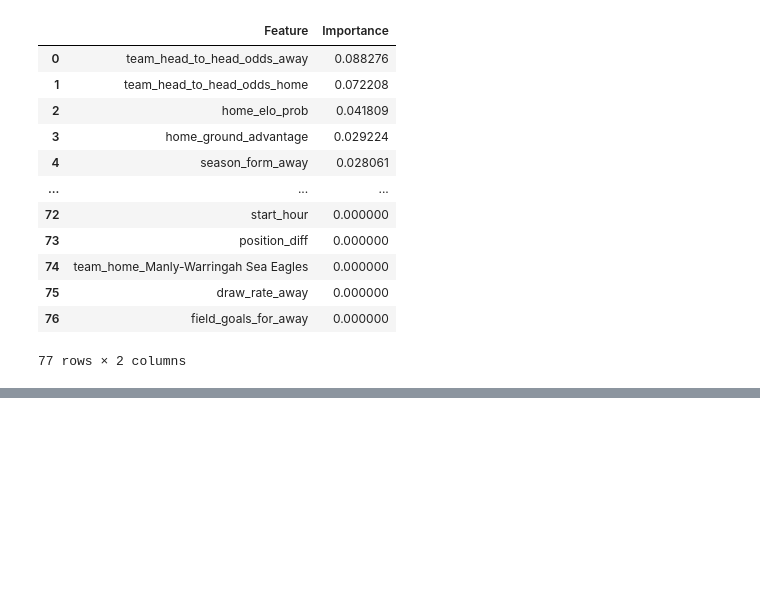
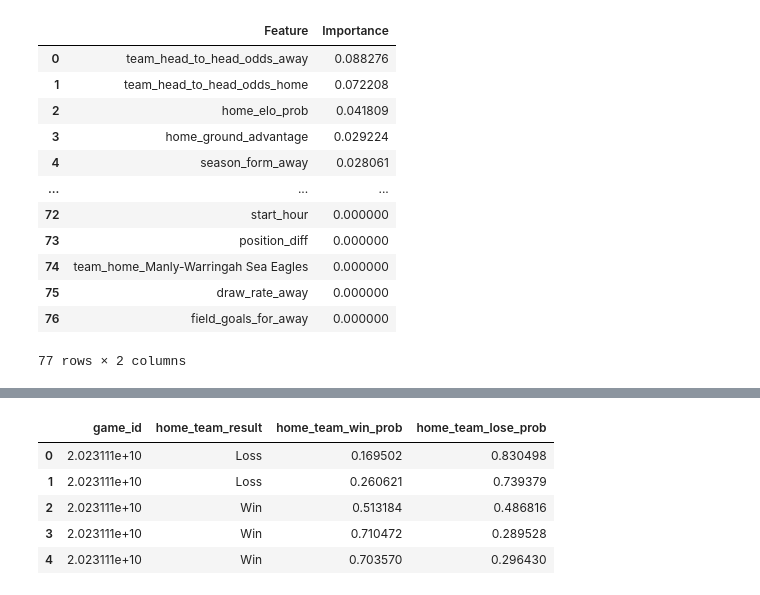
Before and after one commit to levonrush/footy-tipper, a Jupyter notebook: pipeline/model-training/model-training.ipynb, the cells around one changed output, grey strips where cells are left out. Drawn from its saved outputs; the diff is of its cells as text; code cells hidden in the pictures; blank space fills up the shorter version.

Commit message:
Revert "start model prediciton"
This reverts commit 23c56c0e0ee57a68315a53c312910c9e7953a676.

```diff
--- a/pipeline/model-training/model-training.ipynb
+++ b/pipeline/model-training/model-training.ipynb
@@ -40,7 +33,7 @@ db_path = project_root / "data" / "footy-tipper-db.sqlite"
 con = sqlite3.connect(str(db_path))
 
 # Read SQL query from external SQL file
-with open('sql/training_data.sql', 'r') as file:
+with open('sql/footy_tipping_data.sql', 'r') as file:
     query = file.read()
 
 footy_tipping_data = pd.read_sql_query(query, con)
@@ -132,0 +117,10 @@ NameError: name 'best_model' is not defined
+# %%
+predictions_df = mf.model_predictions(best_model, X_inference, label_encoder, game_id_inference)
+predictions_df
+# %% [output]
+|  | game_id | home_team_result | home_team_win_prob | home_team_lose_prob |
+| 0 | 2.023111e+10 | Loss | 0.169502 | 0.830498 |
+| 1 | 2.023111e+10 | Loss | 0.260621 | 0.739379 |
+| 2 | 2.023111e+10 | Win | 0.513184 | 0.486816 |
+| 3 | 2.023111e+10 | Win | 0.710472 | 0.289528 |
+| 4 | 2.023111e+10 | Win | 0.703570 | 0.296430 |
```
Also changed, not shown: parts of 9 cells of this notebook, 5 other files.
